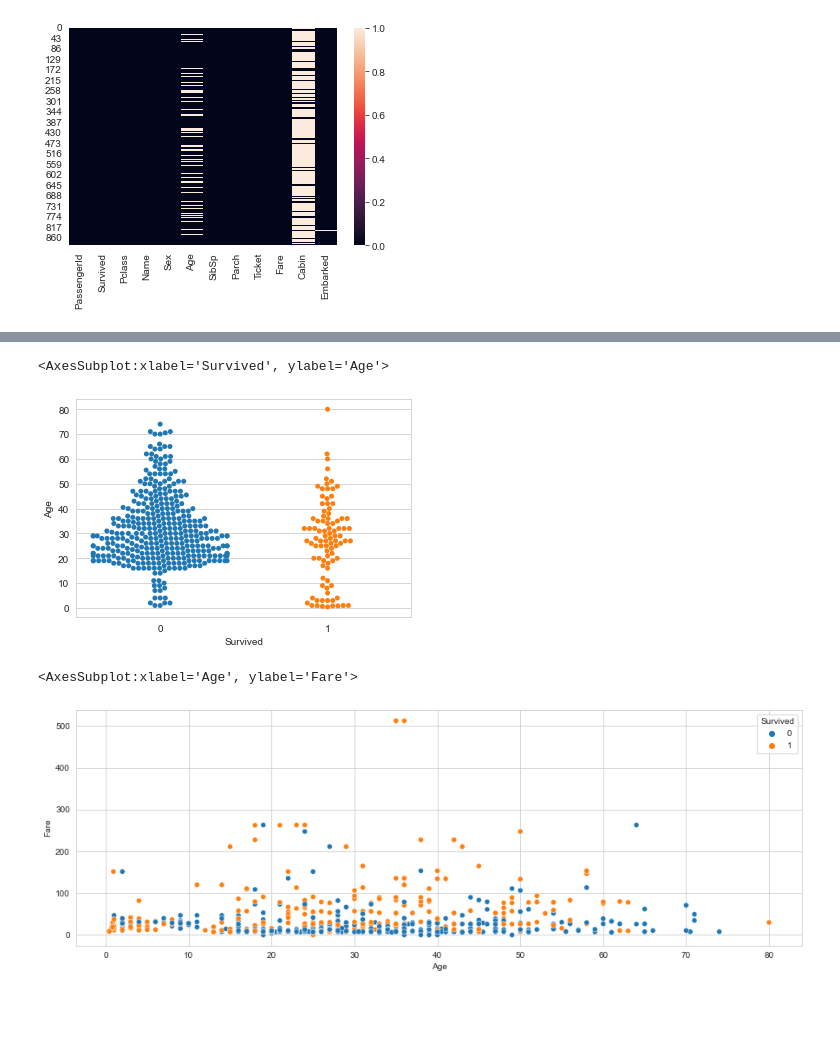
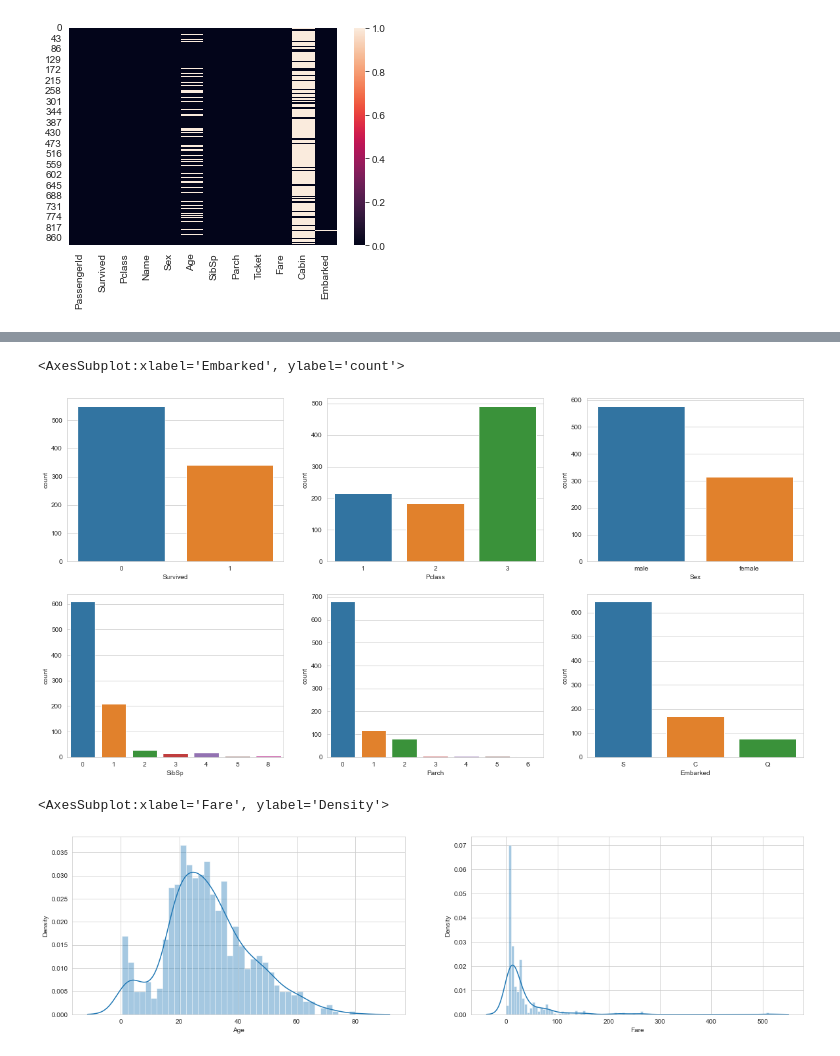
Before and after one commit to Nikalozj/Titanic-Kaggle, a Jupyter notebook: Titanic.ipynb, the cells around one changed output, grey strips where cells are left out. Cells and saved outputs as stored; diff of their text form; code cells hidden in the pictures; blank space fills up the shorter version.

```diff
--- a/Titanic.ipynb
+++ b/Titanic.ipynb
@@ -12,7 +12,7 @@ warnings.simplefilter(action = 'ignore', category=FutureWarning)
 warnings.filterwarnings('ignore')
 # %%
 # Read data
-titanic = pd.read_csv(r'C:\Users\Rog\Desktop\Titanic\train.csv')
+titanic = pd.read_csv(r'')
 # %%
 # Set Style
 sns.set_style("whitegrid")
@@ -122,5 +94,0 @@ sns.countplot(x = 'Sex', hue = 'Survived', data = titanic)
-# %%
-sns.swarmplot(y = 'Age', x = 'Survived', data = titanic[titanic['Sex'] == 'male'])
-# %% [output]
-<AxesSubplot:xlabel='Survived', ylabel='Age'>
-[figure, removed]
@@ -130,8 +94,0 @@ sns.swarmplot(y = 'Age', x = 'Survived', data = titanic[titanic['Sex'] == 'male'
-# %%
-# Fare & Age
-# Let's look at Fare and Age together
-fig = plt.figure(figsize = (15,5))
-sns.scatterplot(x = 'Age', y = 'Fare', data = titanic, hue = 'Survived')
-# %% [output]
-<AxesSubplot:xlabel='Age', ylabel='Fare'>
-[figure, removed]
@@ -137,0 +97,29 @@ sns.scatterplot(x = 'Age', y = 'Fare', data = titanic, hue = 'Survived')
+# %%
+fig = plt.figure(figsize = (20,10))
+
+# Survived
+fig1 = fig.add_subplot(231)
+sns.countplot(titanic['Survived'])
+
+# Pclass
+fig2 = fig.add_subplot(232)
+sns.countplot(titanic['Pclass'])
+
+# Sex
+fig3 = fig.add_subplot(233)
+sns.countplot(titanic['Sex'])
+
+# SibSp
+fig4 = fig.add_subplot(234)
+sns.countplot(titanic['SibSp'])
+
+# Parch
+fig5 = fig.add_subplot(235)
+sns.countplot(titanic['Parch'])
+
+# Embarked
+fig5 = fig.add_subplot(236)
+sns.countplot(titanic['Embarked'])
+# %% [output]
+<AxesSubplot:xlabel='Embarked', ylabel='count'>
+[figure, added]
@@ -137,0 +133,13 @@ sns.scatterplot(x = 'Age', y = 'Fare', data = titanic, hue = 'Survived')
+# %%
+fig = plt.figure(figsize = (20,5))
+
+# Age
+fig1 = fig.add_subplot(121)
+sns.distplot(titanic['Age'], bins = 40)
+
+# Fare
+fig2 = fig.add_subplot(122)
+sns.distplot(titanic['Fare'], bins = 100)
+# %% [output]
+<AxesSubplot:xlabel='Fare', ylabel='Density'>
+[figure, added]
```
Also changed, not shown: parts of 20 cells of this notebook.
